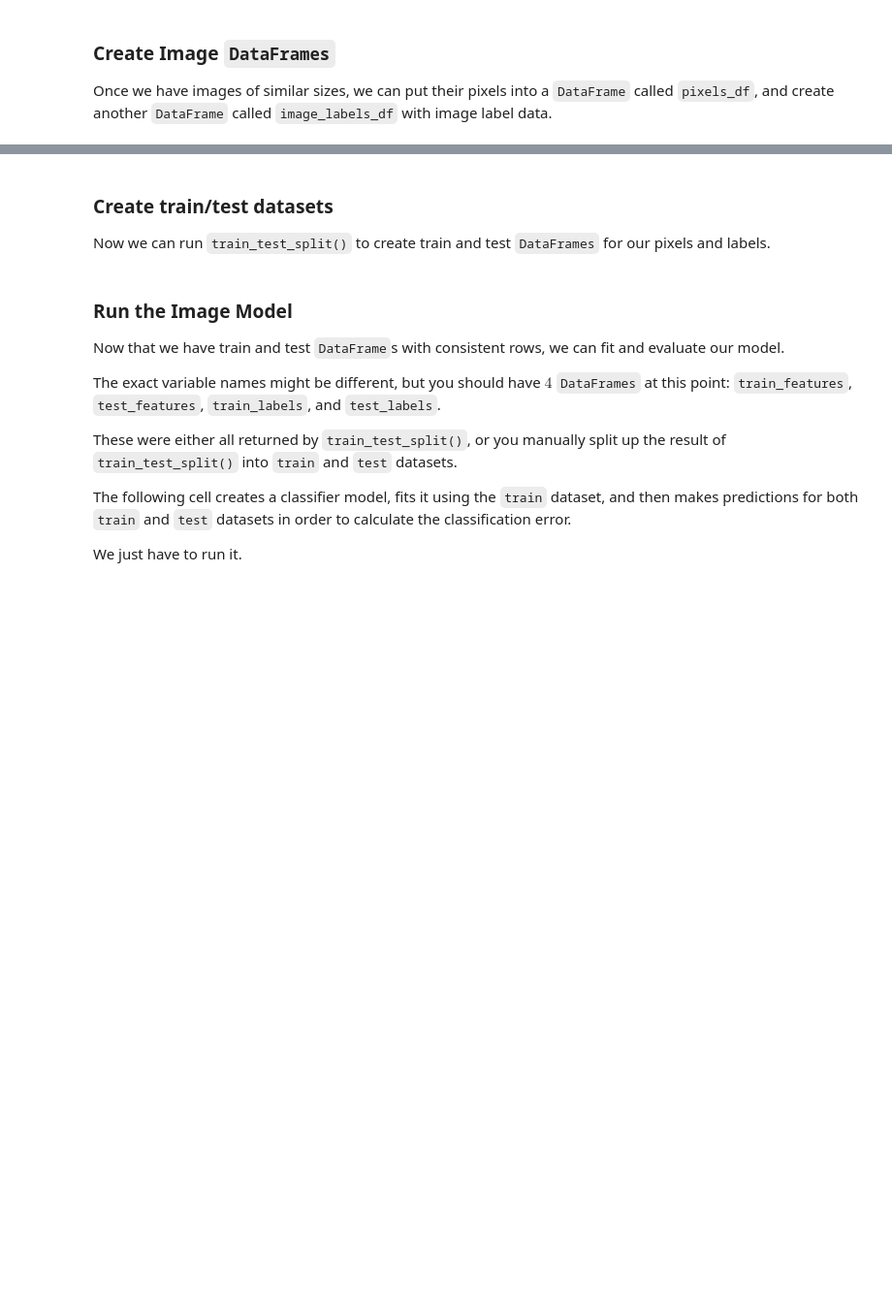
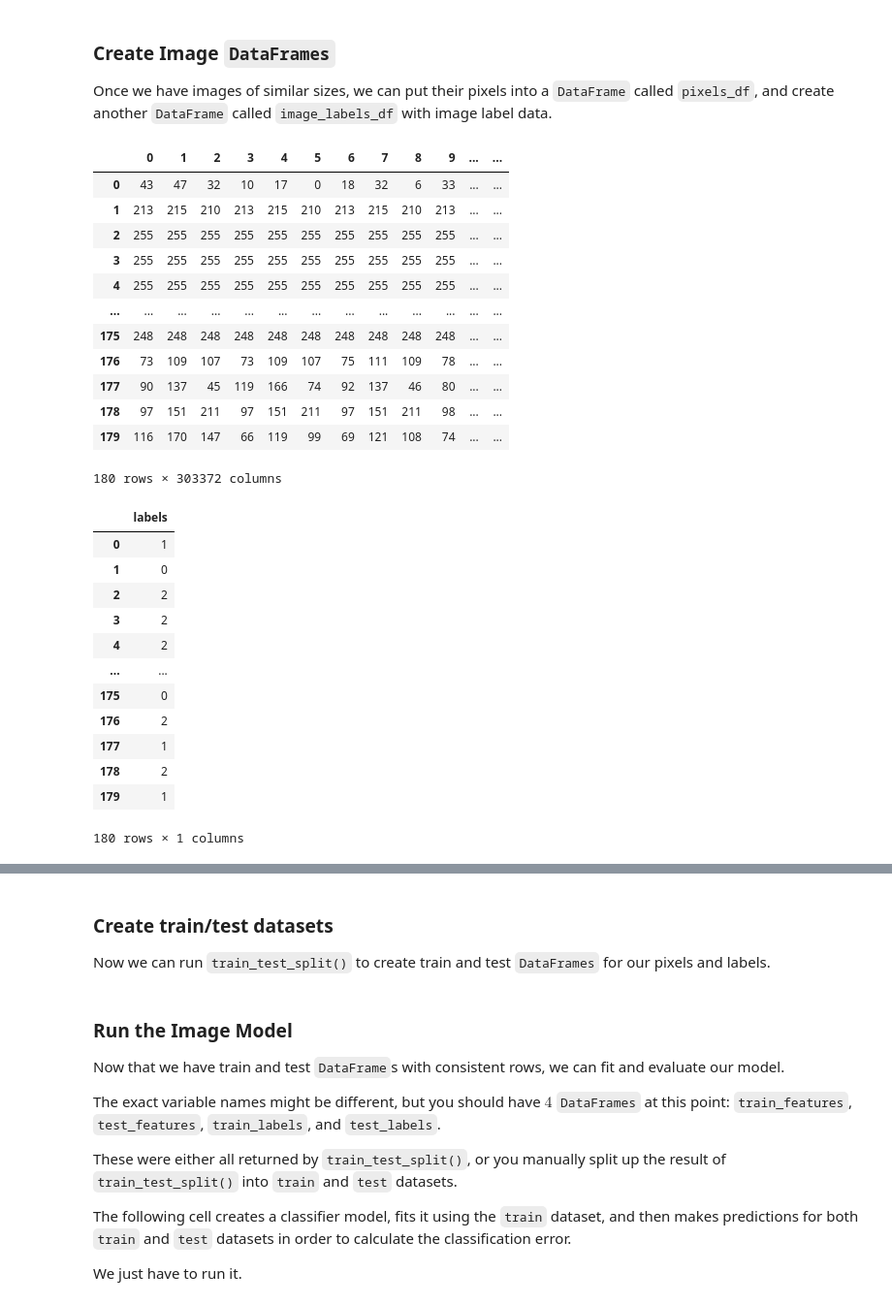
Before and after one commit to yiwendy163/HW10, a Jupyter notebook: HW10.ipynb, the cells around one changed output, grey strips where cells are left out. Shown at 97% size. Saved outputs shown, nothing was run; the diff lists cells and outputs as text; code cells hidden in the pictures; blank space fills up the shorter version.

```diff
--- a/HW10.ipynb
+++ b/HW10.ipynb
@@ -595,3 +695,44 @@ Once we have images of similar sizes, we can put their pixels into a `DataFrame`
+# %%
+# TODO: create DataFrames pixels_df from image pixels and image_labels_df from the file labels
+flattened_images = []
+for img in image_objects:
+    # Convert image pixel data to a flat list
+    pixels = list(img.getdata())
+    # Flatten 2D RGB tuples (if image is RGB) into a single list
+    flattened_images.append([channel for pixel in pixels for channel in pixel])
+
+image_features_df = pd.DataFrame(flattened_images)
+image_labels_df = pd.DataFrame({'labels': image_labels})
+
+display(image_features_df)
+display(image_labels_df)
+# %% [output]
+|  | 0 | 1 | 2 | 3 | 4 | 5 | 6 | 7 | 8 | 9 | ... | ... |
+| 0 | 43 | 47 | 32 | 10 | 17 | 0 | 18 | 32 | 6 | 33 | ... | ... |
+| 1 | 213 | 215 | 210 | 213 | 215 | 210 | 213 | 215 | 210 | 213 | ... | ... |
+| 2 | 255 | 255 | 255 | 255 | 255 | 255 | 255 | 255 | 255 | 255 | ... | ... |
+| 3 | 255 | 255 | 255 | 255 | 255 | 255 | 255 | 255 | 255 | 255 | ... | ... |
+| 4 | 255 | 255 | 255 | 255 | 255 | 255 | 255 | 255 | 255 | 255 | ... | ... |
+| ... | ... | ... | ... | ... | ... | ... | ... | ... | ... | ... | ... | ... |
+| 175 | 248 | 248 | 248 | 248 | 248 | 248 | 248 | 248 | 248 | 248 | ... | ... |
+| 176 | 73 | 109 | 107 | 73 | 109 | 107 | 75 | 111 | 109 | 78 | ... | ... |
+| 177 | 90 | 137 | 45 | 119 | 166 | 74 | 92 | 137 | 46 | 80 | ... | ... |
+| 178 | 97 | 151 | 211 | 97 | 151 | 211 | 97 | 151 | 211 | 98 | ... | ... |
+| 179 | 116 | 170 | 147 | 66 | 119 | 99 | 69 | 121 | 108 | 74 | ... | ... |
+180 rows × 303372 columns
+|  | labels |
+| 0 | 1 |
+| 1 | 0 |
+| 2 | 2 |
+| 3 | 2 |
+| 4 | 2 |
+| ... | ... |
+| 175 | 0 |
+| 176 | 2 |
+| 177 | 1 |
+| 178 | 2 |
+| 179 | 1 |
+180 rows × 1 columns
 # %% [markdown]
 The `pixels_df` and `image_labels_df` should look something like this:
 
```
Also changed, not shown: parts of 20 cells of this notebook.
